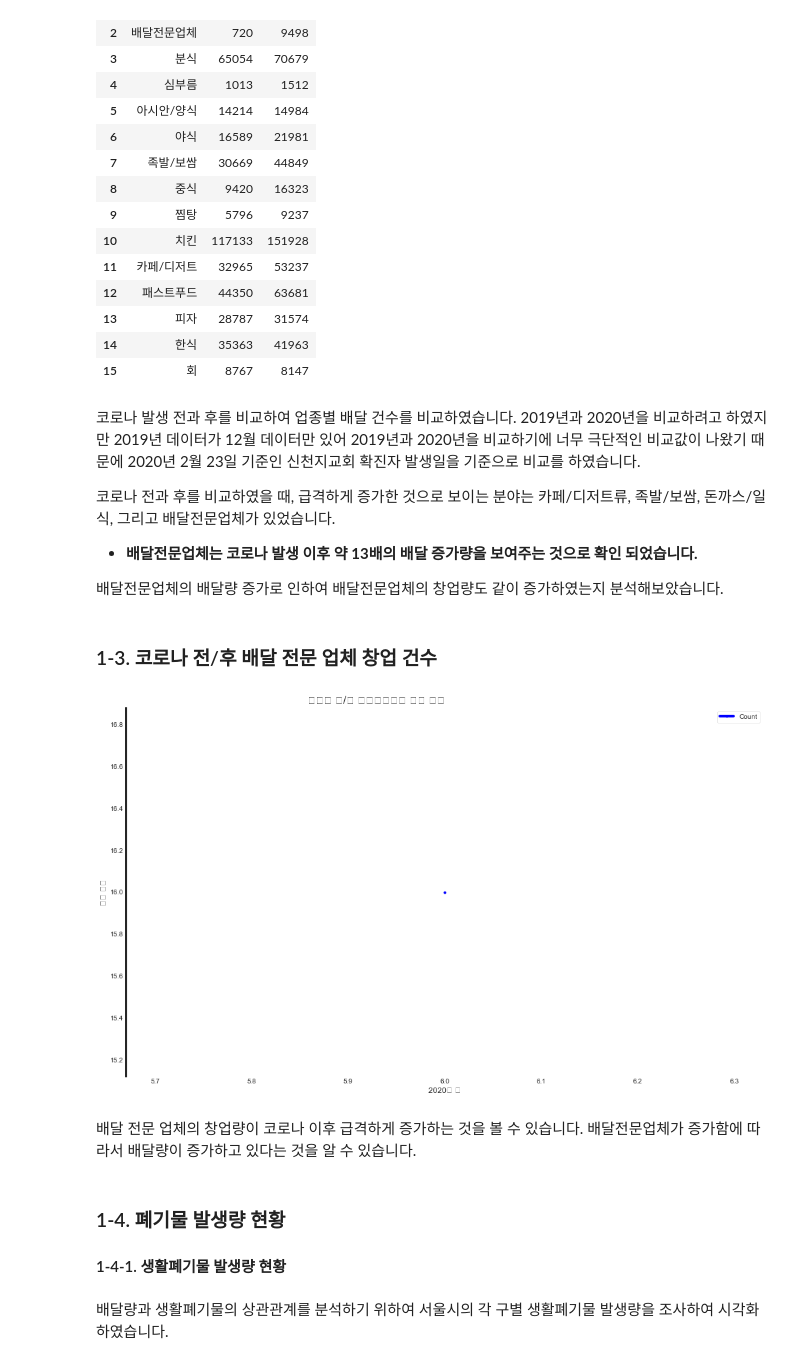
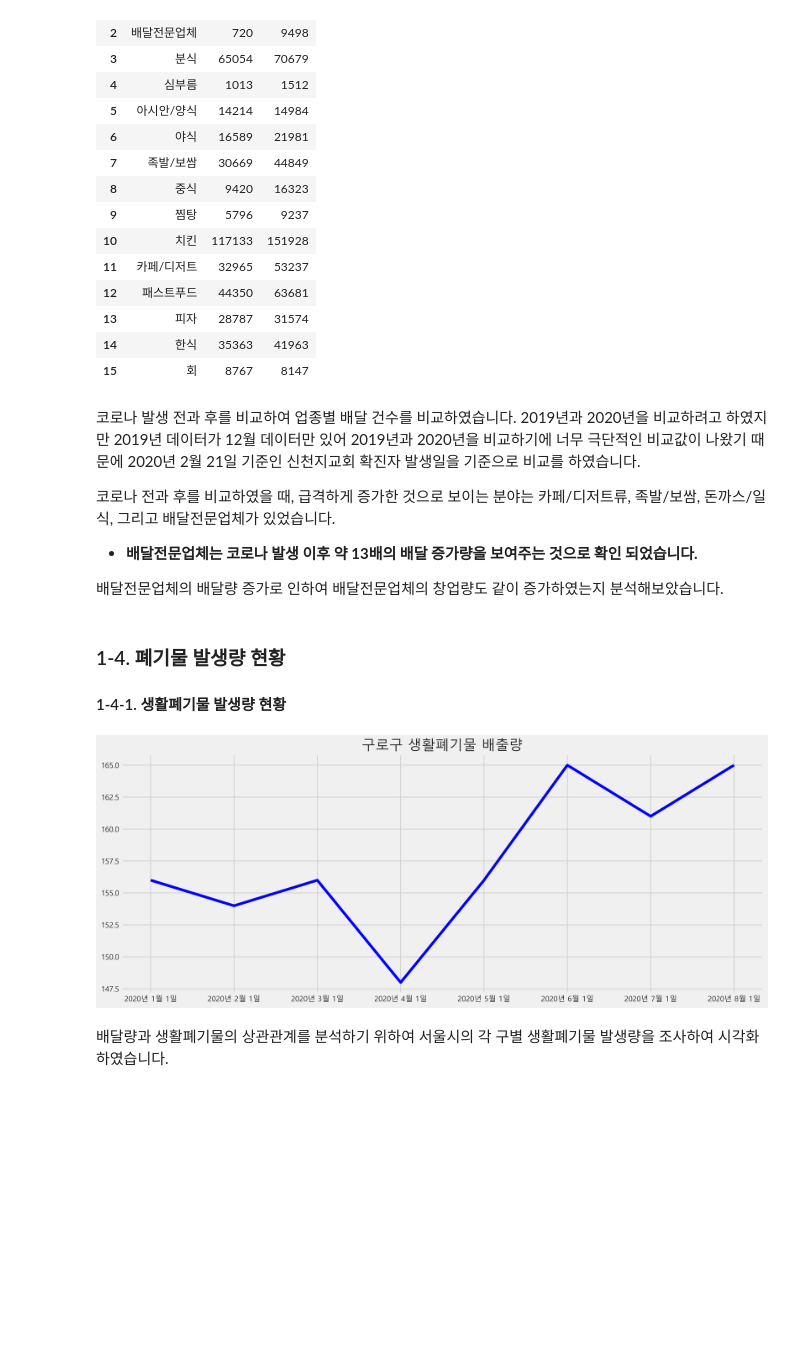
Before and after one commit to wonjun1995/KT_bigdata_platform_BI_challenge, a Jupyter notebook: merged.ipynb, the cells around one changed output. Drawn from its saved outputs; the diff is of its cells as text; code cells hidden in the pictures; blank space fills up the shorter version.

```diff
--- a/merged.ipynb
+++ b/merged.ipynb
@@ -216,57 +244,26 @@ total
 | 15 | 회 | 8767 | 8147 |
 # %% [markdown]
 코로나 발생 전과 후를 비교하여 업종별 배달 건수를 비교하였습니다.
-2019년과 2020년을 비교하려고 하였지만 2019년 데이터가 12월 데이터만 있어 2019년과 2020년을 비교하기에 너무 극단적인 비교값이 나왔기 때문에 2020년 2월 23일 기준인 신천지교회 확진자 발생일을 기준으로 비교를 하였습니다.
+2019년과 2020년을 비교하려고 하였지만 2019년 데이터가 12월 데이터만 있어 2019년과 2020년을 비교하기에 너무 극단적인 비교값이 나왔기 때문에 2020년 2월 21일 기준인 신천지교회 확진자 발생일을 기준으로 비교를 하였습니다.
 
 코로나 전과 후를 비교하였을 때, 급격하게 증가한 것으로 보이는 분야는 카페/디저트류, 족발/보쌈, 돈까스/일식, 그리고 배달전문업체가 있었습니다.
 
 * <b>배달전문업체는 코로나 발생 이후 약 13배의 배달 증가량을 보여주는 것으로 확인 되었습니다.</b>
 
 배달전문업체의 배달량 증가로 인하여 배달전문업체의 창업량도 같이 증가하였는지 분석해보았습니다.
-# %% [markdown]
-### 1-3. 코로나 전/후 배달 전문 업체 창업 건수
-# %%
-test=pd.read_csv("./KT_빅데이터플랫폼_데이터셋/StartupOrClosing_Shop.csv",encoding="euc-KR")
-dlvr_company=['음식배달대행','배달용역','한식배달']
-test_food_dlvr=pd.DataFrame(test[test['INDUTY_NM'].isin(dlvr_company)])
-
-test_food_dlvr['DATE']=pd.to_datetime(test_food_dlvr['DATE'],format="%Y%m%d")
-test_food_dlvr.set_index('DATE',inplace=True)
-test_food_dlvr['M_DATE']=test_food_dlvr.index.month
-
-food_dlvr_cnt = pd.DataFrame(test_food_dlvr[test_food_dlvr['division']==1].groupby(['M_DATE'])[['INDUTY_NM']].count().to_records())
-
-fig, ax = plt.subplots(figsize = (15,10))
-x2 = food_dlvr_cnt.M_DATE
-y2 = food_dlvr_cnt.INDUTY_NM
-sns.set_style('white')
-ax.plot(x2,y2, label = 'Count', color = 'blue', marker = '.')
-plt.axvline(x = x2[1], color = 'red', linestyle = '--', label = 'Covid-19')
-plt.title("코로나 전/후 배달전문업체 개업 현황", size = 16, ha = 'right')
-plt.xlabel('2020년 월')
-plt.ylabel('개업 건수')
-plt.legend()
-sns.despine(top = True, bottom = True)
-plt.show()
-
-
-########################################## shop2 버전으로 변경해야함.
-# %% [output]
-[figure, removed]
-# %% [markdown]
-배달 전문 업체의 창업량이 코로나 이후 급격하게 증가하는 것을 볼 수 있습니다.
-배달전문업체가 증가함에 따라서 배달량이 증가하고 있다는 것을 알 수 있습니다.
 # %% [markdown]
 ### 1-4. 폐기물 발생량 현황
 
 #### 1-4-1. 생활폐기물 발생량 현황
 # %%
-recycle=pd.read_csv("./KT_빅데이터플랫폼_데이터셋/2020_guro_recycle_data.csv",encoding="euc-KR")
+recycle=pd.read_csv("./KT_BigDataPlatform_dataset/2020_guro_recycle_data.csv",encoding="euc-KR")
 plt.figure(figsize=(15,6))
 plt.plot(recycle['Process Dt'],recycle['생활폐기물'],color='blue')
 #plt.text(recycle['Process Dt'],recycle['생활폐기물'],recycle['생활폐기물'])
 plt.title("구로구 생활폐기물 배출량")
 plt.show()
+# %% [output]
+[figure, added]
 # %% [markdown]
 배달량과 생활폐기물의 상관관계를 분석하기 위하여 서울시의 각 구별 생활폐기물 발생량을 조사하여 시각화하였습니다.
 # %% [markdown]
```
Also changed, not shown: parts of 17 cells of this notebook, 2 other files.
